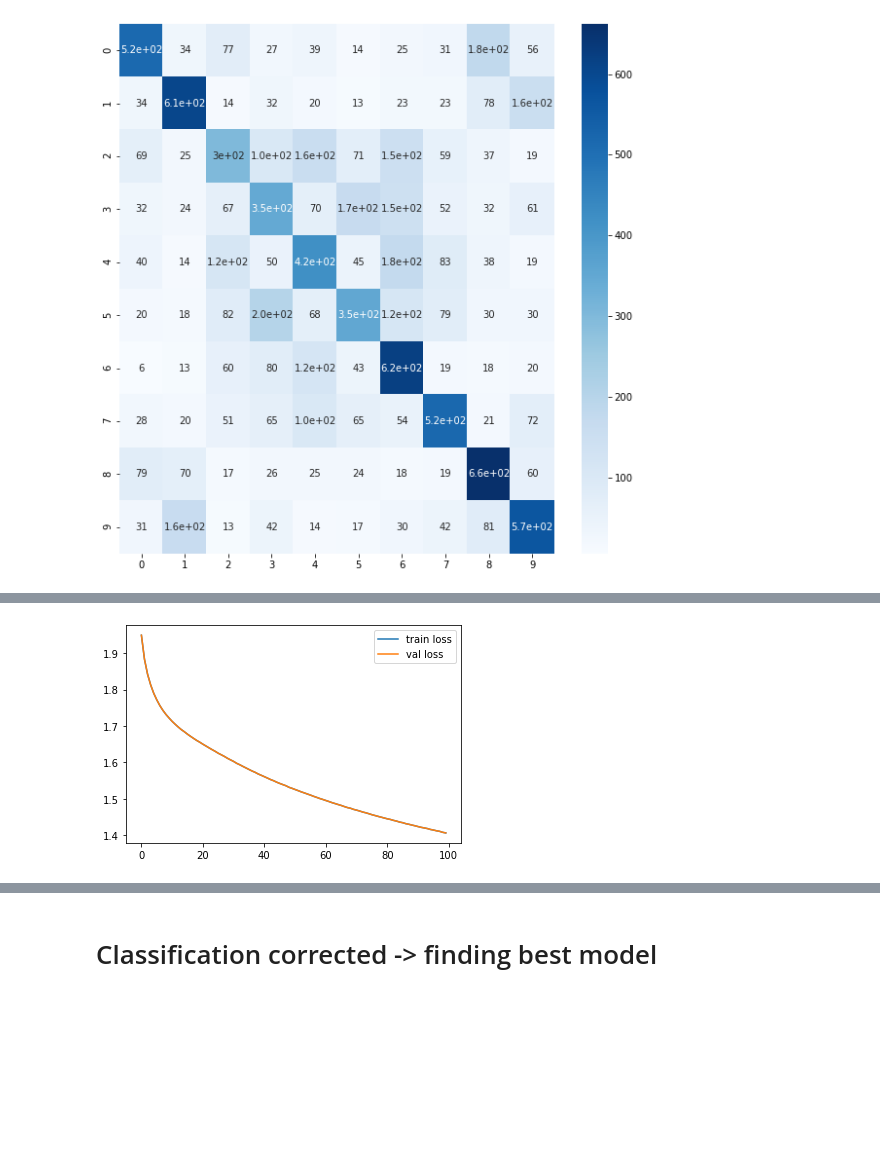
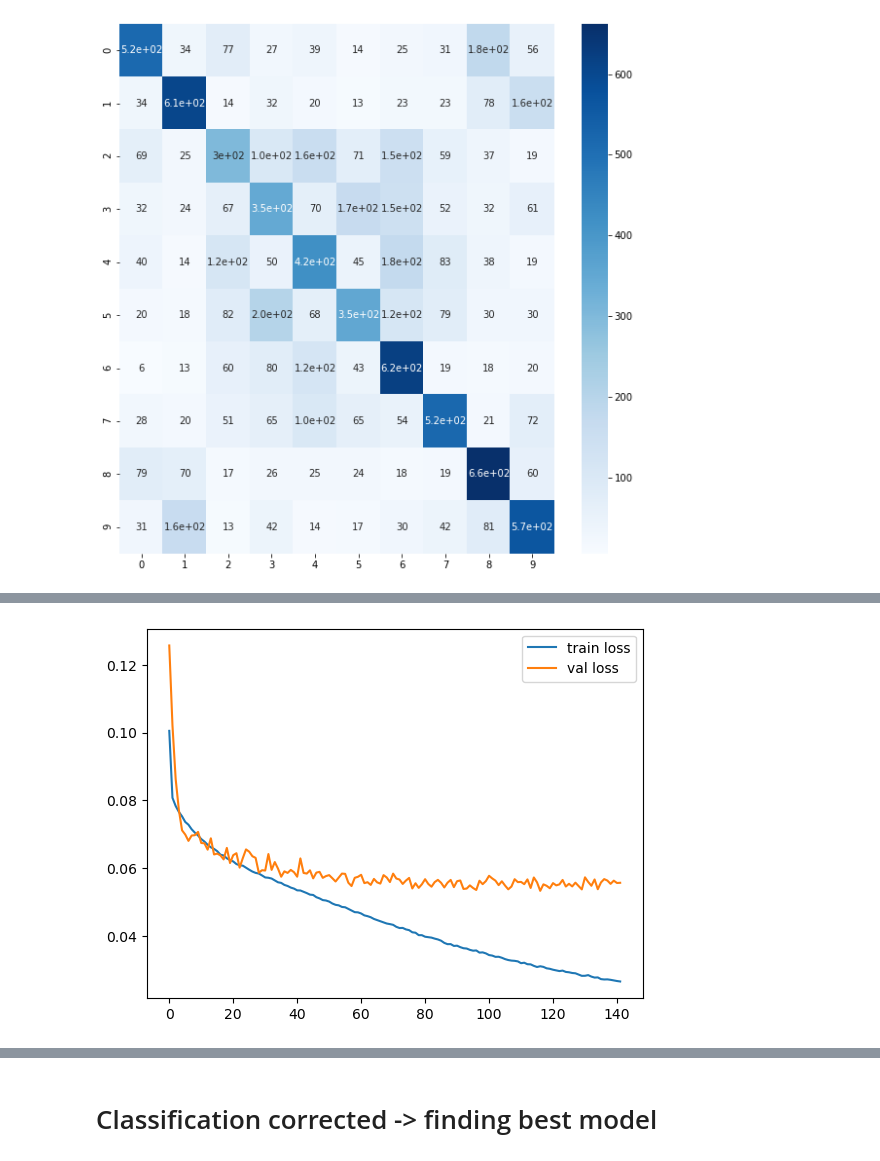
Before and after one commit to ArwenBlack/WAT_GUM, a Jupyter notebook: 01_WG_GUM.ipynb, the cells around one changed output, grey strips where cells are left out. Saved outputs shown, nothing was run; the diff lists cells and outputs as text; code cells hidden in the pictures; blank space fills up the shorter version.

```diff
--- a/01_WG_GUM.ipynb
+++ b/01_WG_GUM.ipynb
@@ -363,9 +383,9 @@ plt.show()
 # %%
 plt.plot(history.history['loss'], label='train loss')
-plt.plot(history.history['loss'], label='val loss')
+plt.plot(history.history['val_loss'], label='val loss')
 plt.legend()
 plt.show()
 # %% [output]
-[figure, old version]
+[figure, new version]
 # %% [markdown]
 ## Comment
```
Also changed, not shown: parts of 11 cells of this notebook, 1 other file.
